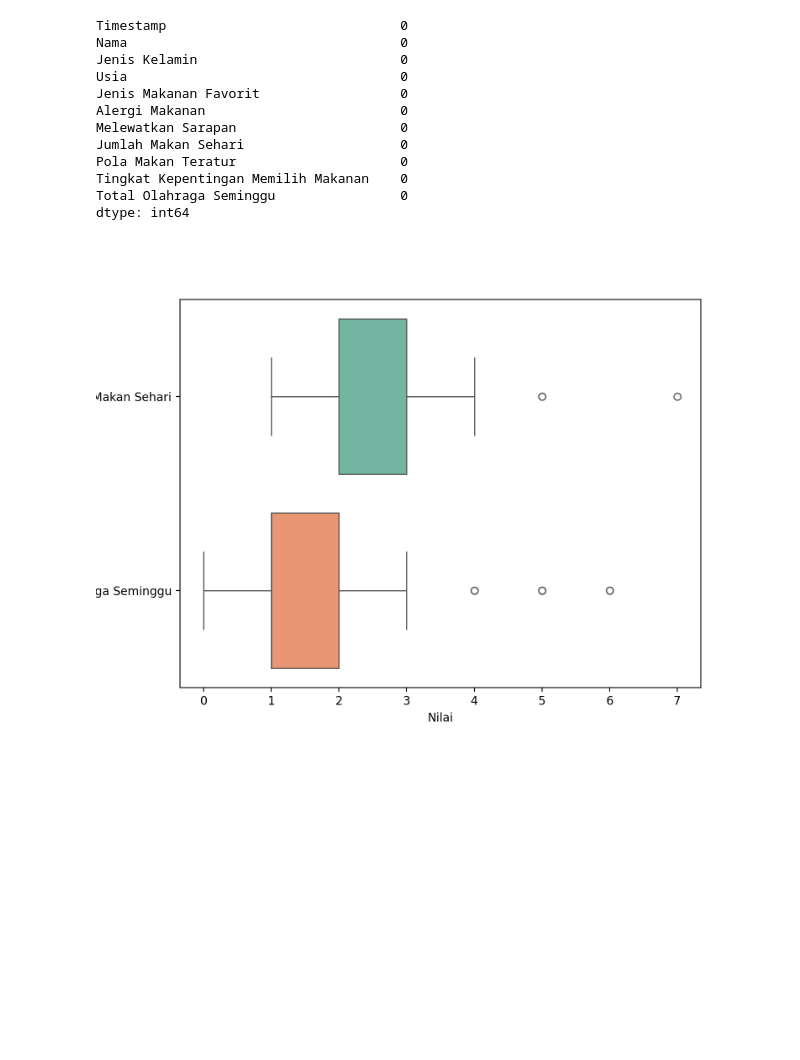
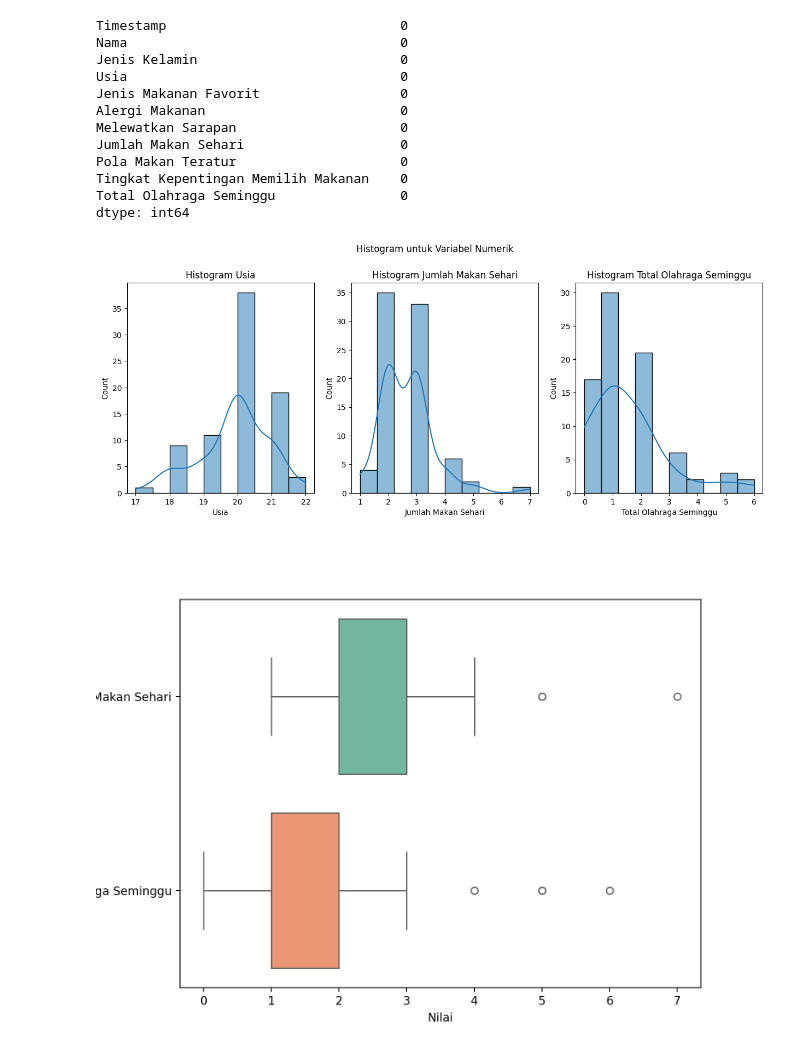
Before and after one commit to FarhanGits/AVDPrak_UAS_Kelompok2, a Jupyter notebook: gayahidup/Kelompok2_UTS.ipynb, the cells around one changed output. Drawn from its saved outputs; the diff is of its cells as text; code cells hidden in the pictures; blank space fills up the shorter version.

```diff
--- a/gayahidup/Kelompok2_UTS.ipynb
+++ b/gayahidup/Kelompok2_UTS.ipynb
@@ -80,6 +80,18 @@ Pola Makan Teratur                     0
 Tingkat Kepentingan Memilih Makanan    0
 Total Olahraga Seminggu                0
 dtype: int64
+# %%
+datanumerik = data[['Usia', 'Jumlah Makan Sehari', 'Total Olahraga Seminggu']]
+
+fig, axes = plt.subplots(nrows=1, ncols=len(datanumerik.columns), figsize=(15, 5))
+for i, column in enumerate(datanumerik.columns):
+    sns.histplot(datanumerik[column], bins=10, kde=True, ax=axes[i])
+    axes[i].set_title(f'Histogram {column}')
+plt.suptitle('Histogram untuk Variabel Numerik', y=1.02)
+
+plt.show()
+# %% [output]
+[figure, added]
 # %%
 # Outlier
 
```
